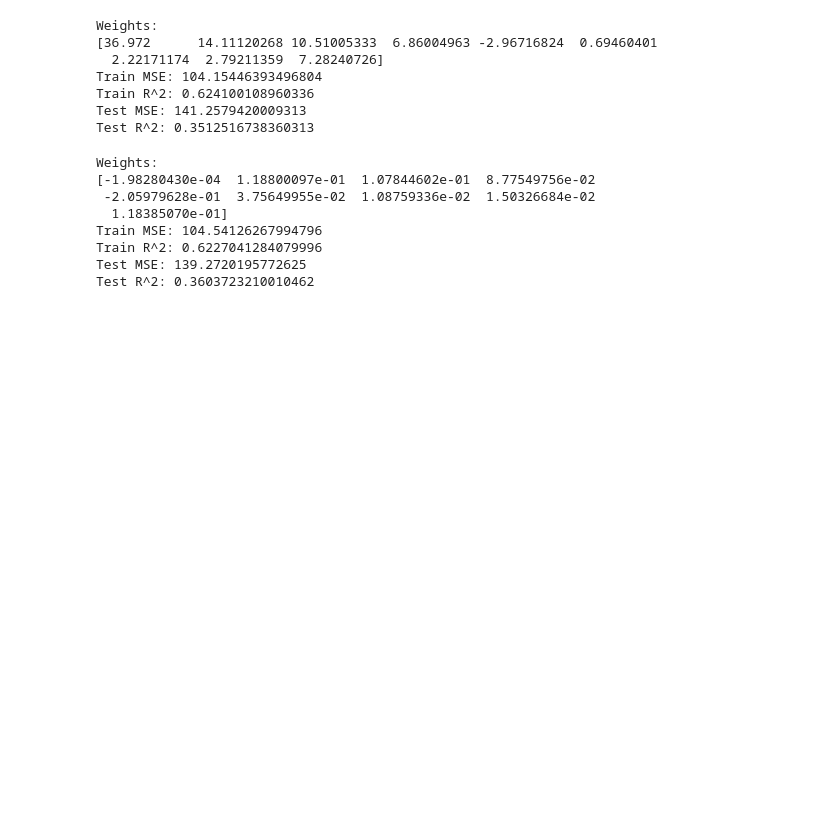
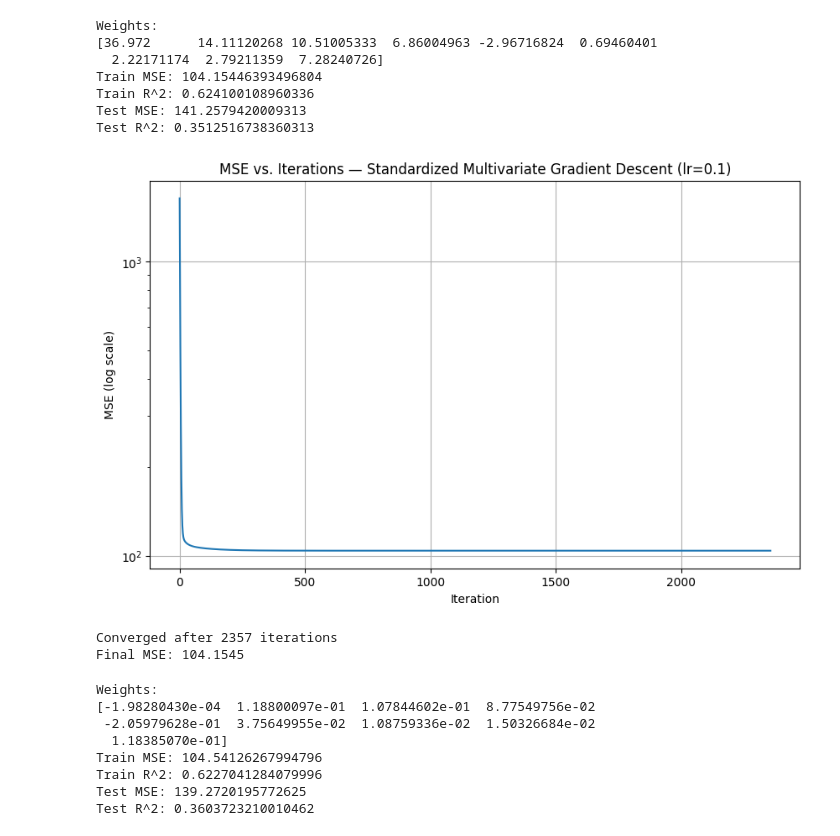
Before and after one commit to ejeliazkova/5104Project1, a Jupyter notebook: CSE5104_Project1_PartB.ipynb, the cells around one changed output. Drawn from its saved outputs; the diff is of its cells as text; code cells hidden in the pictures; blank space fills up the shorter version.

Commit message:
ah I forgot to commit the graphing code

```diff
--- a/CSE5104_Project1_PartB.ipynb
+++ b/CSE5104_Project1_PartB.ipynb
@@ -216,6 +214,53 @@ Train MSE: 104.15446393496804
 Train R^2: 0.624100108960336
 Test MSE: 141.2579420009313
 Test R^2: 0.3512516738360313
+# %%
+# GD with MSE tracking for the standardized multivariate model
+def grad_descent_track_mse(X, y, w_init, learn_rate, threshold, max_steps=10000):
+    n = X.shape[0]
+    X_with_bias = np.hstack([np.ones((X.shape[0], 1)), X])
+    w = w_init.copy()
+    mse_history = []
+    for i in range(max_steps):
+        predictions = X_with_bias @ w
+        mse = np.mean((predictions - y) ** 2)
+        mse_history.append(mse)
+        grad = (1/n) * 2 * (X_with_bias.T @ (predictions - y))
+        if np.all(np.abs(grad) < threshold):
+            break
+        w -= learn_rate * grad
+    return w, mse_history
+
+# Rerun standardized multivariate model with MSE tracking
+# Re-fetch data with fresh X_train/y_train
+concrete_compressive_strength = fetch_ucirepo(id=165)
+X = concrete_compressive_strength.data.features
+y = concrete_compressive_strength.data.targets.squeeze()
+X_train = X.drop(X.index[501:631])
+y_train = y.drop(y.index[501:631])
+X_train_mean = X_train.mean(axis=0)
+X_train_var = X_train.std(axis=0)
+X_train_st = (X_train - X_train_mean) / X_train_var
+
+w_init = np.zeros(X_train_st.shape[1] + 1)
+y_vals = y_train.to_numpy().reshape(-1)
+w, mse_history = grad_descent_track_mse(X_train_st.values, y_vals, w_init, 0.1, 1e-6)
+
+plt.figure(figsize=(10, 6))
+plt.plot(range(len(mse_history)), mse_history)
+plt.xlabel('Iteration')
+plt.ylabel('MSE (log scale)')
+plt.yscale('log')
+plt.title('MSE vs. Iterations: Standardized Multivariate Gradient Descent (learn=0.1)')
+plt.grid(True)
+plt.show()
+
+print(f"Converged after {len(mse_history)} iterations")
+print(f"Final MSE: {mse_history[-1]:.4f}")
+# %% [output]
+[figure, added]
+Converged after 2357 iterations
+Final MSE: 104.1545
 # %%
 # Multivariate Model set 2
 learn_rate = 5e-7
```
Also changed, not shown: parts of 1 cell of this notebook.
